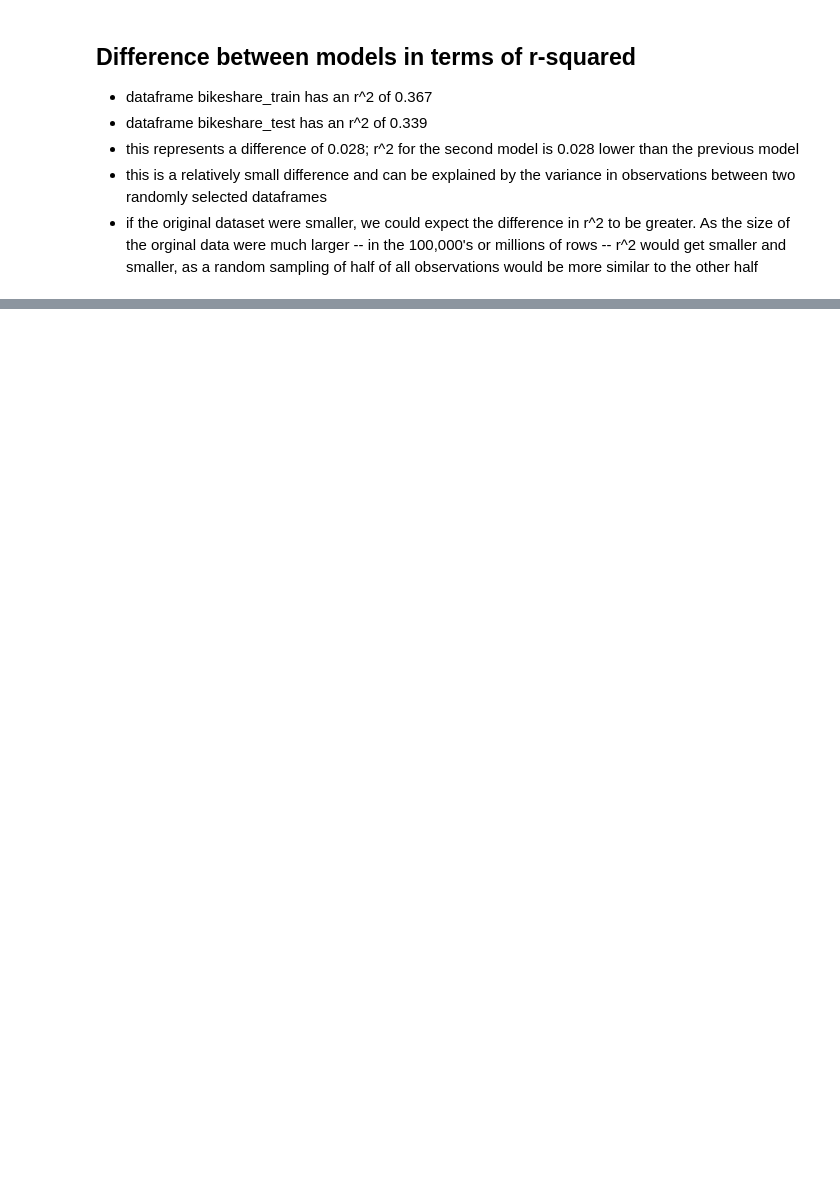
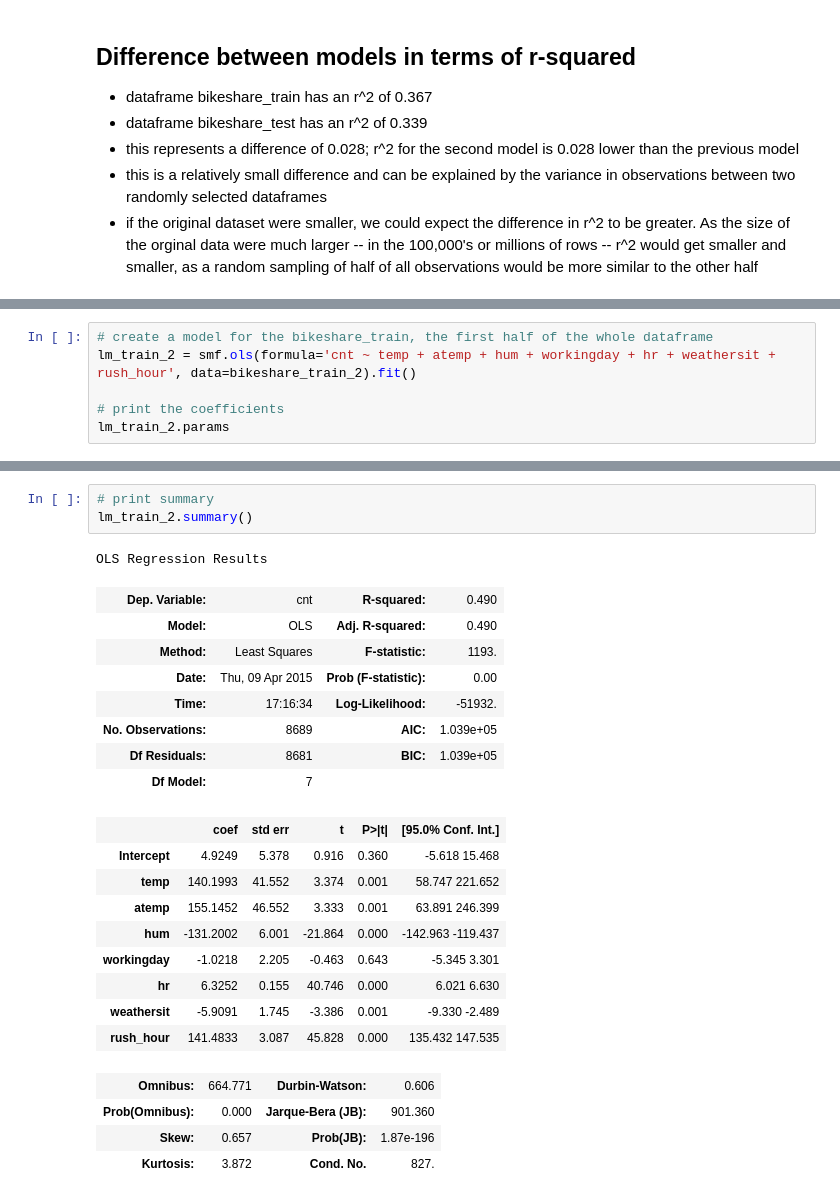
Before and after one commit to williamsnichols/DAT_20_Students, a Jupyter notebook: williamsnichols/Assignment5.ipynb, the cells around one changed output, grey strips where cells are left out. Drawn from its saved outputs; the diff is of its cells as text; blank space fills up the shorter version.

```diff
--- a/williamsnichols/Assignment5.ipynb
+++ b/williamsnichols/Assignment5.ipynb
@@ -123,0 +261,6 @@ data.head()
+# %%
+# create a model for the bikeshare_train, the first half of the whole dataframe
+lm_train_2 = smf.ols(formula='cnt ~ temp + atemp + hum + workingday + hr + weathersit + rush_hour', data=bikeshare_train_2).fit()
+
+# print the coefficients
+lm_train_2.params
@@ -123,0 +277,26 @@ data.head()
+# %%
+# print summary
+lm_train_2.summary()
+# %% [output]
+OLS Regression Results
+| Dep. Variable: | cnt | R-squared: | 0.490 |
+| Model: | OLS | Adj. R-squared: | 0.490 |
+| Method: | Least Squares | F-statistic: | 1193. |
+| Date: | Thu, 09 Apr 2015 | Prob (F-statistic): | 0.00 |
+| Time: | 17:16:34 | Log-Likelihood: | -51932. |
+| No. Observations: | 8689 | AIC: | 1.039e+05 |
+| Df Residuals: | 8681 | BIC: | 1.039e+05 |
+| Df Model: | 7 |  |  |
+|  | coef | std err | t | P>|t| | [95.0% Conf. Int.] |
+| Intercept | 4.9249 | 5.378 | 0.916 | 0.360 | -5.618 15.468 |
+| temp | 140.1993 | 41.552 | 3.374 | 0.001 | 58.747 221.652 |
+| atemp | 155.1452 | 46.552 | 3.333 | 0.001 | 63.891 246.399 |
+| hum | -131.2002 | 6.001 | -21.864 | 0.000 | -142.963 -119.437 |
+| workingday | -1.0218 | 2.205 | -0.463 | 0.643 | -5.345 3.301 |
+| hr | 6.3252 | 0.155 | 40.746 | 0.000 | 6.021 6.630 |
+| weathersit | -5.9091 | 1.745 | -3.386 | 0.001 | -9.330 -2.489 |
+| rush_hour | 141.4833 | 3.087 | 45.828 | 0.000 | 135.432 147.535 |
+| Omnibus: | 664.771 | Durbin-Watson: | 0.606 |
+| Prob(Omnibus): | 0.000 | Jarque-Bera (JB): | 901.360 |
+| Skew: | 0.657 | Prob(JB): | 1.87e-196 |
+| Kurtosis: | 3.872 | Cond. No. | 827. |
```
Also changed, not shown: parts of 20 cells of this notebook.
